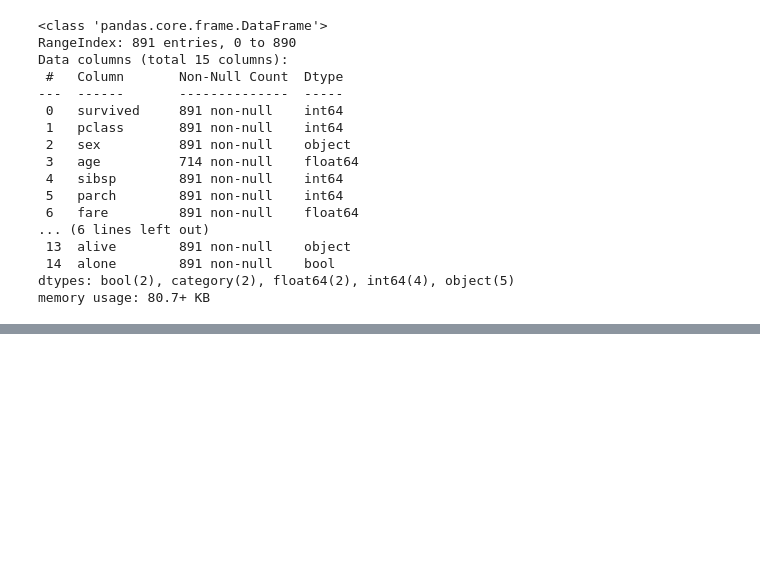
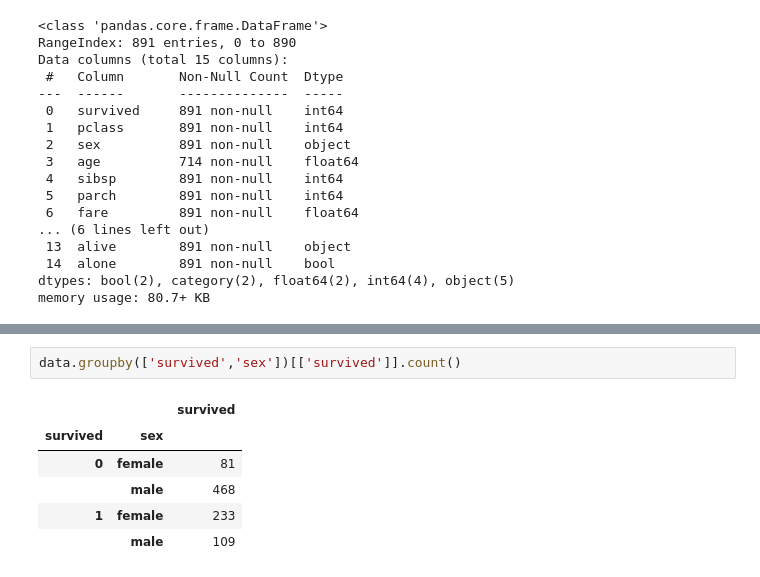
Before and after one commit to Salmanfarsi2561/PYTHON_ML, a Jupyter notebook: EDA/datasets/Analysis/Titanic.ipynb, the cells around one changed output, grey strips where cells are left out. Drawn from its saved outputs; the diff is of its cells as text; blank space fills up the shorter version.

```diff
--- a/EDA/datasets/Analysis/Titanic.ipynb
+++ b/EDA/datasets/Analysis/Titanic.ipynb
@@ -49,0 +109,9 @@ memory usage: 80.7+ KB
+# %%
+data.groupby(['survived','sex'])[['survived']].count()
+# %% [output]
+|  |  | survived |
+| survived | sex |  |
+| 0 | female | 81 |
+|  | male | 468 |
+| 1 | female | 233 |
+|  | male | 109 |
```
Also changed, not shown: parts of 6 cells of this notebook.
